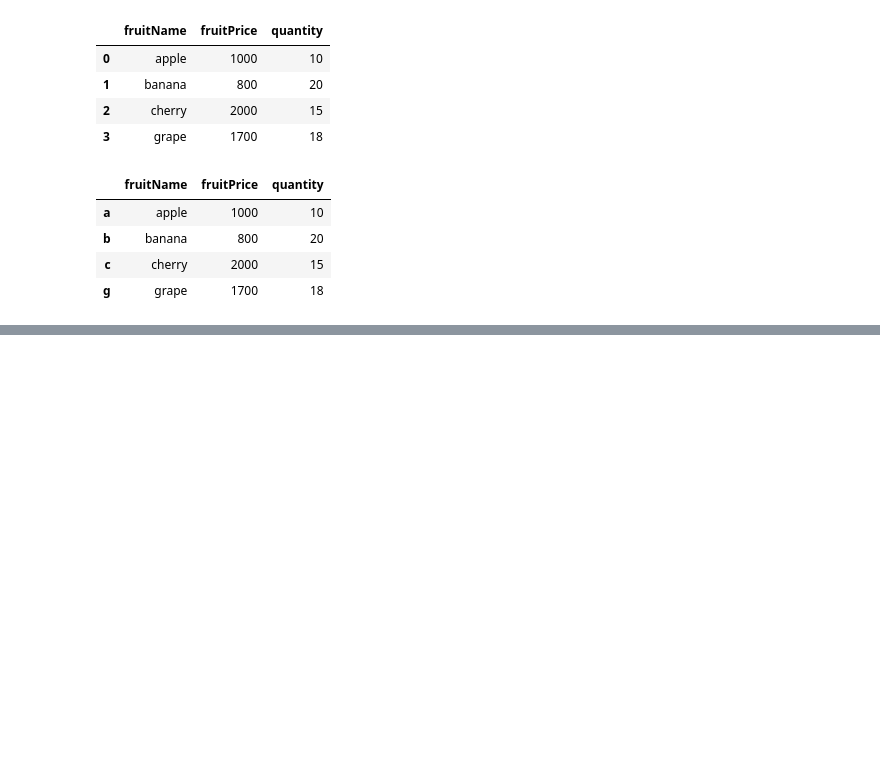
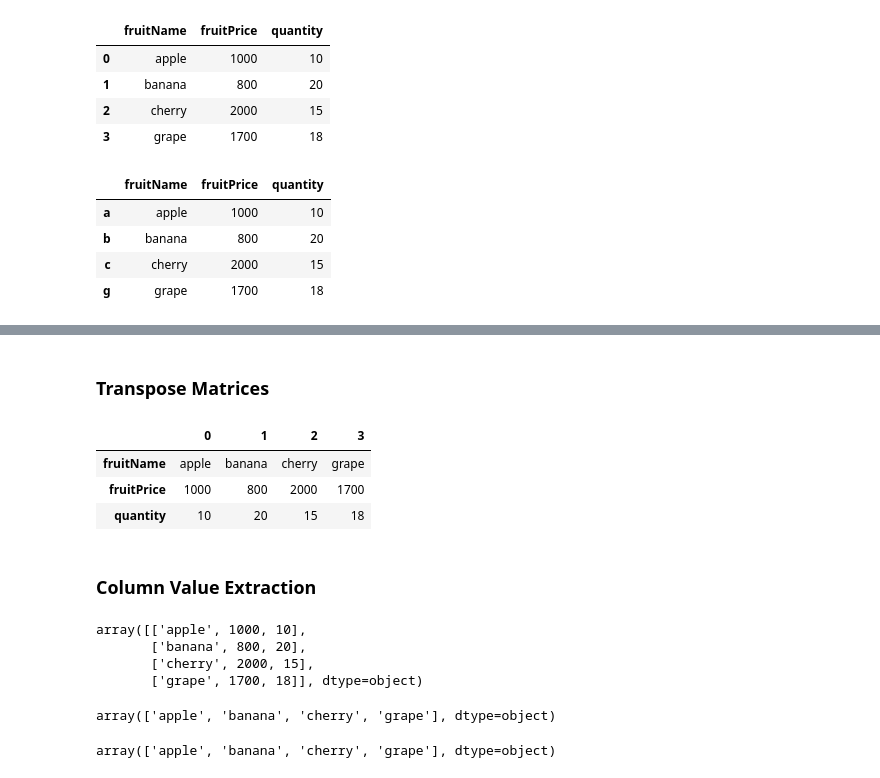
Before and after one commit to Alex4386-vault/artificial-intelligence-for-dummies, a Jupyter notebook: 03.Data Analysis and Visualization/Pandas.ipynb, the cells around one changed output, grey strips where cells are left out. Saved outputs shown, nothing was run; the diff lists cells and outputs as text; code cells hidden in the pictures; blank space fills up the shorter version.

```diff
--- a/03.Data Analysis and Visualization/Pandas.ipynb
+++ b/03.Data Analysis and Visualization/Pandas.ipynb
@@ -235,0 +377,26 @@ fruitFrame
+# %% [markdown]
+### Transpose Matrices
+# %%
+fruitFrame.T # Same with numpy's .transpose()
+# %% [output]
+|  | 0 | 1 | 2 | 3 |
+| fruitName | apple | banana | cherry | grape |
+| fruitPrice | 1000 | 800 | 2000 | 1700 |
+| quantity | 10 | 20 | 15 | 18 |
+# %% [markdown]
+### Column Value Extraction
+# %%
+fruitFrame.values
+# %% [output]
+array([['apple', 1000, 10],
+       ['banana', 800, 20],
+       ['cherry', 2000, 15],
+       ['grape', 1700, 18]], dtype=object)
+# %%
+fruitFrame.fruitName.values
+# %% [output]
+array(['apple', 'banana', 'cherry', 'grape'], dtype=object)
+# %%
+fruitFrame['fruitName'].values
+# %% [output]
+array(['apple', 'banana', 'cherry', 'grape'], dtype=object)
```
Also changed, not shown: parts of 20 cells of this notebook, 1 other file.
